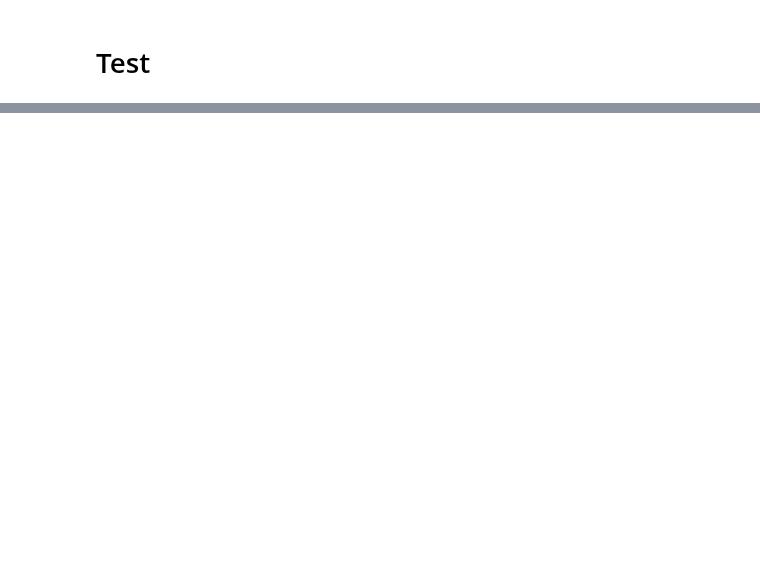
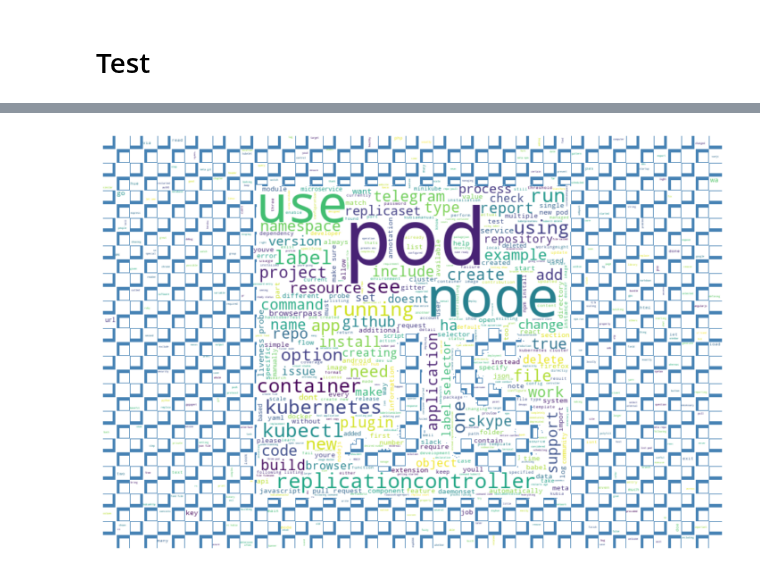
Before and after one commit to AC-Readme/nlp_project, a Jupyter notebook: aig_scratch.ipynb, the cells around one changed output, grey strips where cells are left out. Cells and saved outputs as stored; diff of their text form; code cells hidden in the pictures; blank space fills up the shorter version.

```diff
--- a/aig_scratch.ipynb
+++ b/aig_scratch.ipynb
@@ -986,0 +966,13 @@ weighted avg       1.00      1.00      1.00        21
+# %%
+javascript_mask = np.array(Image.open('javascriptlogo.jpg'))
+wc = WordCloud(background_color='white', mask=javascript_mask, mode='RGB',
+               width=1000, max_words=1000, height=1000,
+               random_state=1, contour_width=1, contour_color='steelblue')
+wc.generate(javascript_words)
+plt.figure(figsize=(10, 10))
+plt.imshow(wc, interpolation='bilinear')
+plt.tight_layout(pad=0)
+plt.axis('off')
+plt.show()
+# %% [output]
+[figure, added]
```
Also changed, not shown: parts of 83 cells of this notebook.
